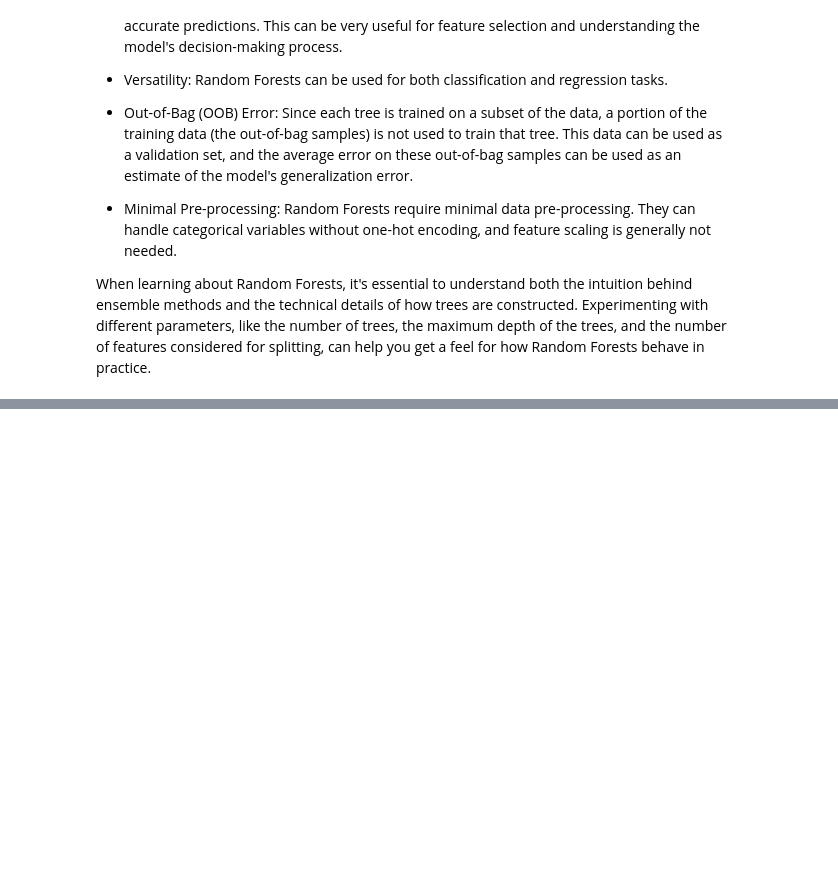
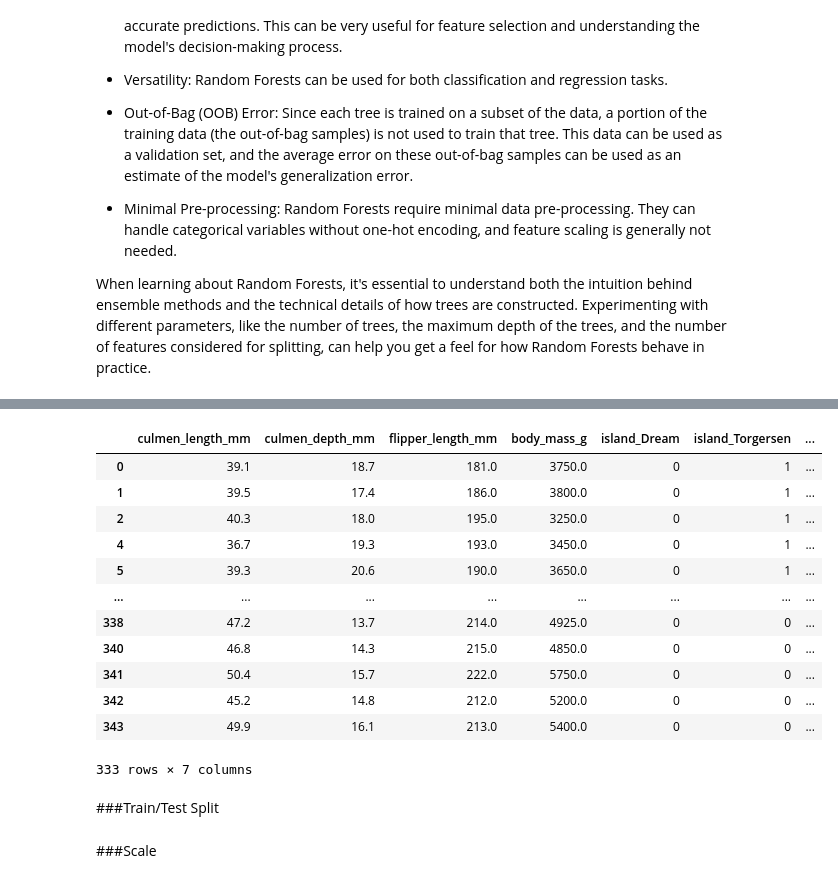
Before and after one commit to Metallicode/Math, a Jupyter notebook: Random_Forests.ipynb, the cells around one changed output, grey strips where cells are left out. Cells and saved outputs as stored; diff of their text form; code cells hidden in the pictures; blank space fills up the shorter version.

```diff
--- a/Random_Forests.ipynb
+++ b/Random_Forests.ipynb
@@ -61,0 +81,4 @@ When learning about Random Forests, it's essential to understand both the intuit
+# %%
+df=df.dropna()
+# %%
+df=df.drop(index=df[df["sex"]=="."].index, axis=0)
@@ -61,0 +87,22 @@ When learning about Random Forests, it's essential to understand both the intuit
+# %%
+X = df.drop("species", axis=1)
+# %%
+X = pd.get_dummies(X, drop_first=True)
+# %%
+X
+# %% [output]
+|  | culmen_length_mm | culmen_depth_mm | flipper_length_mm | body_mass_g | island_Dream | island_Torgersen | ... |
+| 0 | 39.1 | 18.7 | 181.0 | 3750.0 | 0 | 1 | ... |
+| 1 | 39.5 | 17.4 | 186.0 | 3800.0 | 0 | 1 | ... |
+| 2 | 40.3 | 18.0 | 195.0 | 3250.0 | 0 | 1 | ... |
+| 4 | 36.7 | 19.3 | 193.0 | 3450.0 | 0 | 1 | ... |
+| 5 | 39.3 | 20.6 | 190.0 | 3650.0 | 0 | 1 | ... |
+| ... | ... | ... | ... | ... | ... | ... | ... |
+| 338 | 47.2 | 13.7 | 214.0 | 4925.0 | 0 | 0 | ... |
+| 340 | 46.8 | 14.3 | 215.0 | 4850.0 | 0 | 0 | ... |
+| 341 | 50.4 | 15.7 | 222.0 | 5750.0 | 0 | 0 | ... |
+| 342 | 45.2 | 14.8 | 212.0 | 5200.0 | 0 | 0 | ... |
+| 343 | 49.9 | 16.1 | 213.0 | 5400.0 | 0 | 0 | ... |
+333 rows × 7 columns
+# %% [markdown]
+###Train/Test Split
@@ -61,0 +115,2 @@ When learning about Random Forests, it's essential to understand both the intuit
+# %% [markdown]
+###Scale
```
Also changed, not shown: parts of 42 cells of this notebook.
